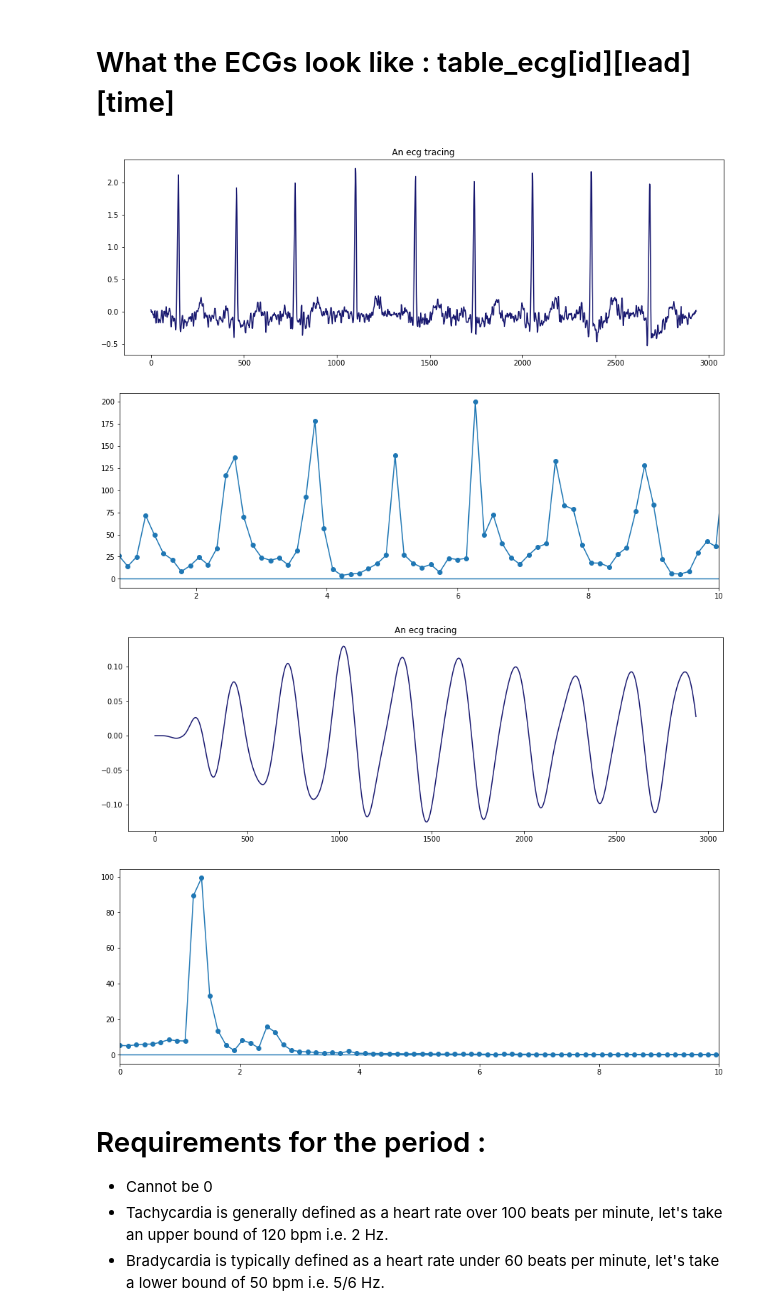
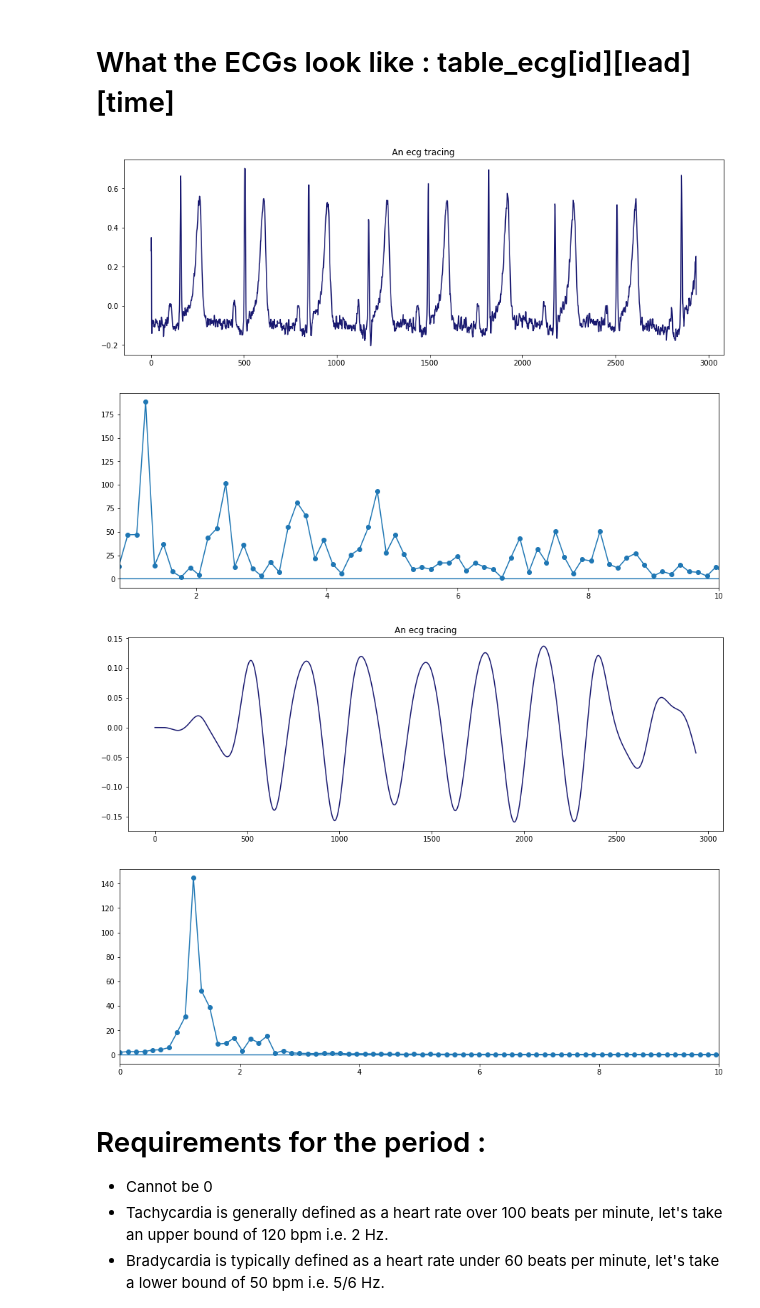
Before and after one commit to maxencenoble/dnn_diagnosis_explanation, a Jupyter notebook: exploration_periode.ipynb, the cells around one changed output. Drawn from its saved outputs; the diff is of its cells as text; code cells hidden in the pictures.

```diff
--- a/exploration_periode.ipynb
+++ b/exploration_periode.ipynb
@@ -79,38 +78,38 @@ DNN annotation : 1 = sick, 0 = nominal
 # %% [markdown]
 # What the ECGs look like :  table_ecg[id][lead][time]
 # %%
-(patient_id,lead_number)=(7,0)
+(patient_id,lead_number)=(3,0)
 
 signal = table_ecg[patient_id][lead_number]
 
 plt.figure(figsize=(15,5))
 plt.plot(signal,'midnightblue')
 plt.title('An ecg tracing')
 
 plt.figure(figsize=(15,5))
 plt.plot(np.fft.fftfreq(np.size(signal),1/400),np.abs(np.fft.fft(signal)),'-o')
 plt.xlim([5/6,10])
 plt.show()
 
 """Compute the Butterworth filter"""
 a, b = scipy.signal.butter(N=4, Wn=[1,2], btype='bandpass',analog=False, output='ba',fs=400)
 
 """Filter the signal and save it"""
 signal_new = scipy.signal.lfilter(a,b,signal)
 
 plt.figure(figsize=(15,5))
 plt.plot(signal_new,'midnightblue')
 plt.title('An ecg tracing')
 
 plt.figure(figsize=(15,5))
 plt.plot(np.fft.fftfreq(np.size(signal_new),1/400),np.abs(np.fft.fft(signal_new)),'-o')
 plt.xlim([0,10])
 plt.show()
 # %% [output]
-[figure, old version]
+[figure, new version]
-[figure, old version]
+[figure, new version]
-[figure, old version]
+[figure, new version]
-[figure, old version]
+[figure, new version]
 # %% [markdown]
 # Requirements for the period :
 
```
Also changed, not shown: parts of 8 cells of this notebook, 3 other files.
